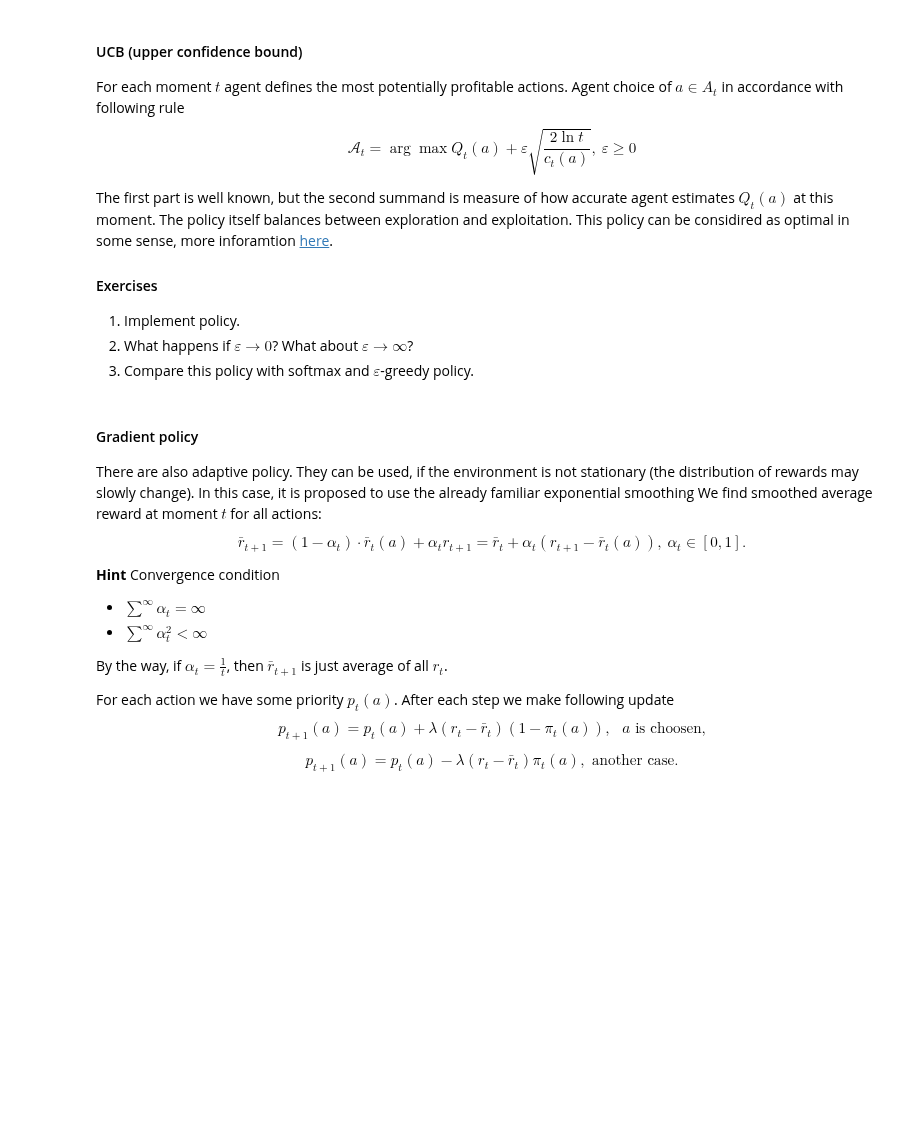
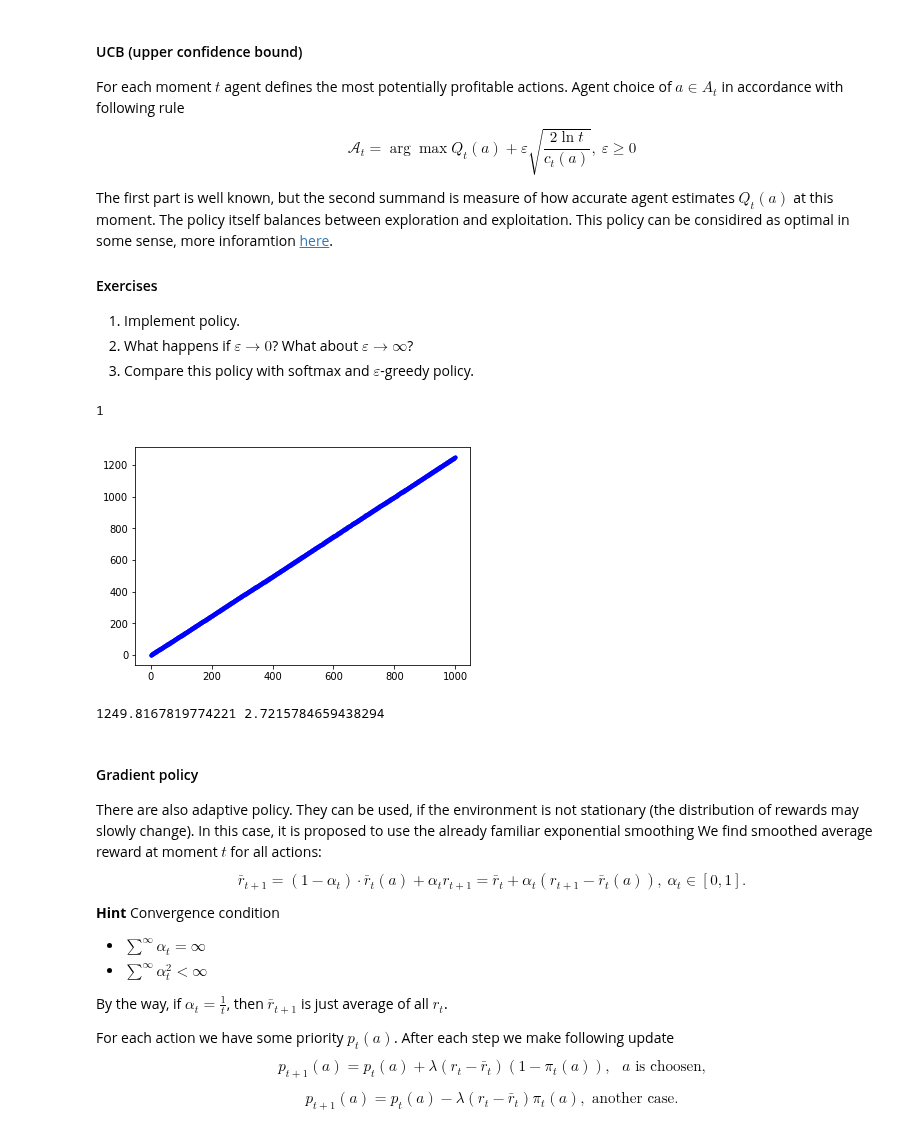
Before and after one commit to peinrules/Darin, a Jupyter notebook: labs/lab-4.ipynb, the cells around one changed output. Cells and saved outputs as stored; diff of their text form; code cells hidden in the pictures; blank space fills up the shorter version.

```diff
--- a/labs/lab-4.ipynb
+++ b/labs/lab-4.ipynb
@@ -205,3 +258,10 @@ The first part is well known, but the second summand is measure of how accurate
 1. Implement policy.
 2. What happens if $\varepsilon \rightarrow 0$? What about $\varepsilon \rightarrow \infty$?
 3. Compare this policy with softmax and $\varepsilon$-greedy policy.
+# %%
+def greedyPolicy(bestOptions):
+    probabilities = np.zeros(bestSize)
+    probabilities.fill(1 / bestSize)
+    probabilities.resize(Actions)
+    policy = stats.rv_discrete(name='greedy', values=(bestOptions, probabilities))
+    return stats.rv_discrete.rvs(policy)
@@ -208,3 +288,36 @@ The first part is well known, but the second summand is measure of how accurate
+# %%
+for epoch in range(epochN):
+    for t in range(1, Times):
+        curAction = greedyPolicy(bestOptions)
+        reward = np.random.choice(automats[curAction])
+        Q[curAction] = (Q[curAction] * uses[curAction] + reward) / (uses[curAction] + 1)
+        uses[curAction] += 1
+
+        curGrowth = eps * math.sqrt(2 * math.log(t) / uses[curAction])
+        targetUCB = Q + curGrowth
+
+        bestOptions = np.where(Q[:] == np.amax(Q[:]))
+        bestOptions = np.asarray(bestOptions[0])
+        bestSize = bestOptions.shape[0]
+        #print(bestOptions)
+        nonbestOptions = np.where(Q[:] != np.amax(Q[:]))
+        nonbestOptions = np.asarray(nonbestOptions[0])
+
+        bestOptions = np.concatenate([bestOptions, nonbestOptions])
+
+        totalReward[t] = totalReward[t - 1] + reward
+    if epoch % 100 == 0:
+        print(epoch + 1)
+    TOTALREWARD = np.add(TOTALREWARD, totalReward)
+# %% [output]
+1
+# %%
+plt.plot(np.arange(Times), TOTALREWARD / epochN, 'b.')
+plt.show()
+print(TOTALREWARD[Times - 1] / epochN, np.amax(Expecteds))
+# %% [output]
+[figure, added]
+1249.8167819774221 2.7215784659438294
 # %% [markdown]
 #### Gradient policy
 There are also adaptive policy. They can be used, if the environment is not stationary (the distribution of rewards may slowly change). In this case, it is proposed to use the already familiar exponential smoothing
```
Also changed, not shown: parts of 12 cells of this notebook.
